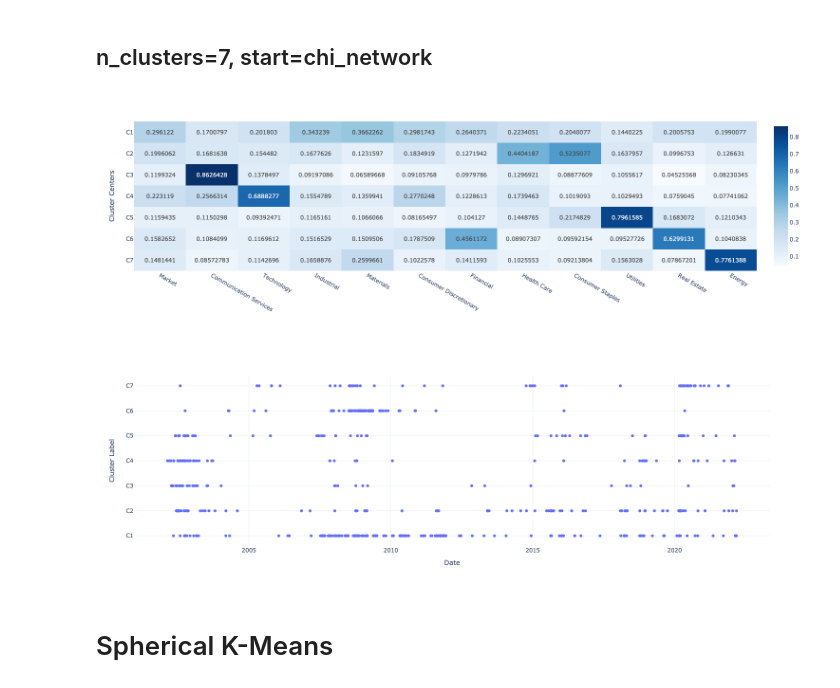
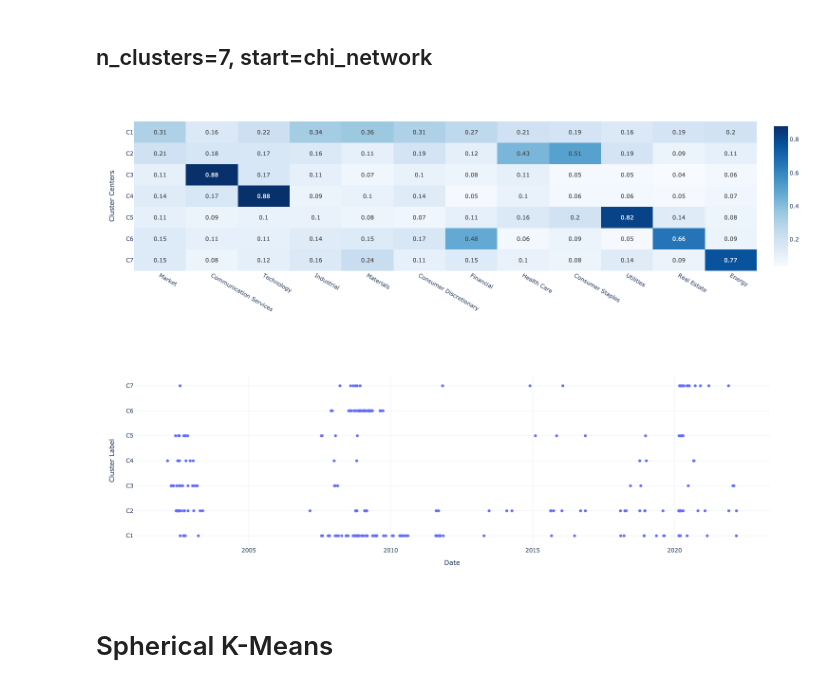
Before and after one commit to MegaCookies88/MSc.-Thesis-EVT-SP500, a Jupyter notebook: Jupyter_Notebooks/kmeans.ipynb, the cells around one changed output. Saved outputs shown, nothing was run; the diff lists cells and outputs as text; code cells hidden in the pictures.

```diff
--- a/Jupyter_Notebooks/kmeans.ipynb
+++ b/Jupyter_Notebooks/kmeans.ipynb
@@ -15,3 +17,18 @@ px.defaults.height = 500
+# %%
+def plot_kmeans(centers, labels):
+
+    fig1 = px.imshow(centers.round(2), color_continuous_scale='Blues', text_auto=True, aspect='auto')
+    fig1.update_layout(
+        xaxis_title='', yaxis_title='Cluster Centers'
+    )
+
+    fig2 = px.scatter(labels)
+    fig2.update_layout(
+        showlegend=False, xaxis_title='Date', yaxis_title='Cluster Label'
+    )
+    fig2.update_yaxes(categoryorder='array', categoryarray=centers.index)
+
+    return fig1, fig2
 # %% [markdown]
 # Data - Setup
 # %%
@@ -32,6 +49,6 @@ r = z.apply(lambda x: np.linalg.norm(x,2), axis=1)
 w = z.div(r, axis=0)
 # %%
 # Threshold
-r0 = np.quantile(r,0.9)
+r0 = np.quantile(r,0.95)
 # %% [markdown]
 # K-Means Clustering
@@ -89,30 +94,17 @@ centers_init = np.array([
 ])
 
 kmeans = KMeans(n_clusters=7, init=centers_init, n_init=1, random_state=0).fit(w[r>r0])
+centers = pd.DataFrame(kmeans.cluster_centers_, index=['C'+str(i) for i in range(1,8)], columns=ll.columns)
+labels = pd.Series(kmeans.labels_+1, index=w[r>r0].index).apply(lambda x: 'C'+str(x))
 
-centers = pd.DataFrame(kmeans.cluster_centers_, index=['C'+str(i) for i in range(1,8)], columns=ll.columns)
-
-labels = pd.Series(kmeans.labels_+1, index=w[r>r0].index).apply(lambda x: 'C'+str(x))
+fig1, fig2 = plot_kmeans(centers,labels)
 # %%
-fig = px.imshow(centers, color_continuous_scale='Blues', text_auto=True, aspect='auto')
-fig.update_layout(
-    xaxis_title='', yaxis_title='Cluster Centers'
-)
-
-#fig.write_image('../figures/x.jpeg', scale=2)
-fig.show()
+#fig1.write_image('../figures/x.jpeg', scale=2)
+#fig2.write_image('../figures/x.jpeg', scale=2)
+fig1.show()
+fig2.show()
 # %% [output]
-[figure, old version]
+[figure, new version]
+[figure, added]
-# %%
-fig = px.scatter(labels)
-fig.update_layout(
-    showlegend=False, xaxis_title='Date', yaxis_title='Cluster Label'
-)
-fig.update_yaxes(categoryorder='array', categoryarray=centers.index)
-
-#fig.write_image('../figures/x.jpeg', scale=2)
-fig.show()
-# %% [output]
-[figure, removed]
-# %% [markdown]
-# Spherical K-Means
+# %% [markdown]
+# Spherical K-Means
```
Also changed, not shown: parts of 13 cells of this notebook.
